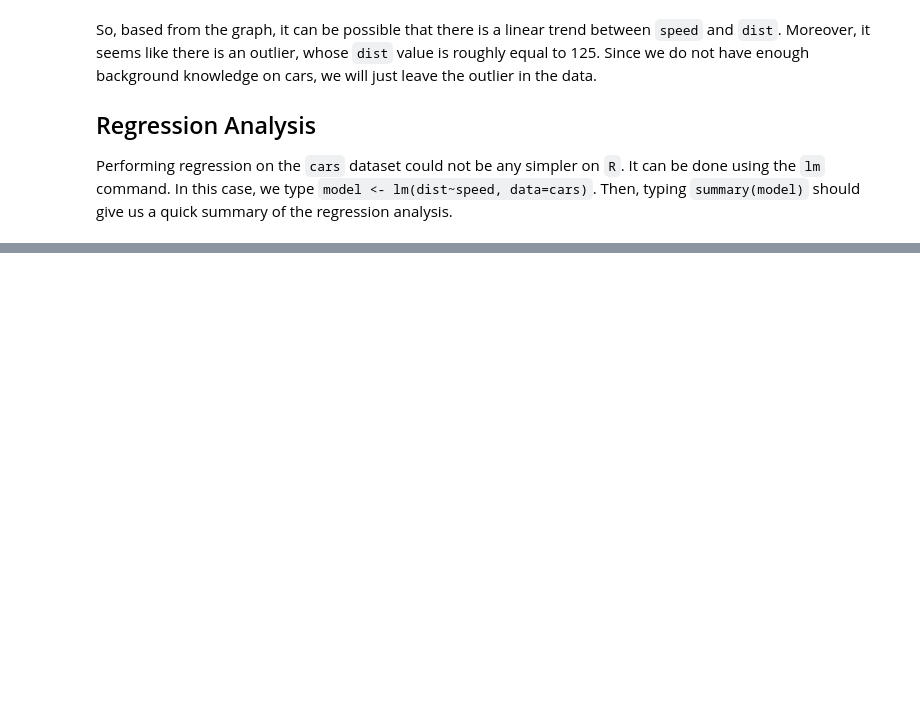
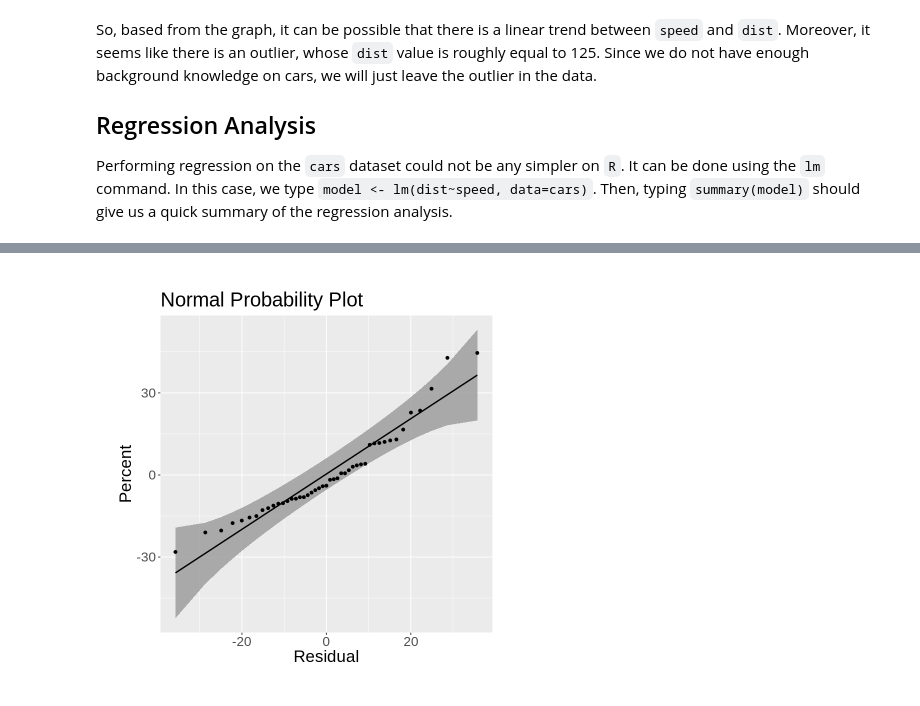
Before and after one commit to renzo-flores1/ml_algorithms, a Jupyter notebook: Linear_Regression.ipynb, the cells around one changed output, grey strips where cells are left out. Saved outputs shown, nothing was run; the diff lists cells and outputs as text; code cells hidden in the pictures; blank space fills up the shorter version.

```diff
--- a/Linear_Regression.ipynb
+++ b/Linear_Regression.ipynb
@@ -84,0 +117,12 @@ To test normality, it is best to check the quantile-quantile plot.
+# %%
+ggplot(mapping = aes(sample = model$residuals)) +
+           stat_qq_band() +
+           stat_qq_line() +
+           stat_qq_point() +
+           ggtitle("Normal Probability Plot") +
+           xlab("Residual") +
+           ylab("Percent") +
+           theme(text = element_text(size=20)) +
+           theme(plot.margin = unit(c(1,1,1,1), "cm"))
+# %% [output]
+[figure, added]
```
Also changed, not shown: parts of 10 cells of this notebook.
